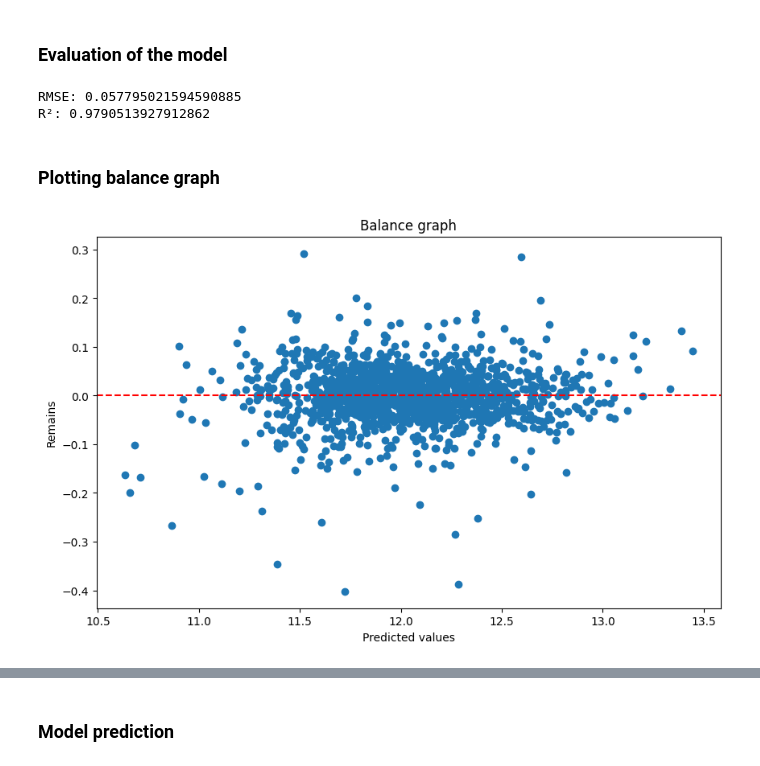
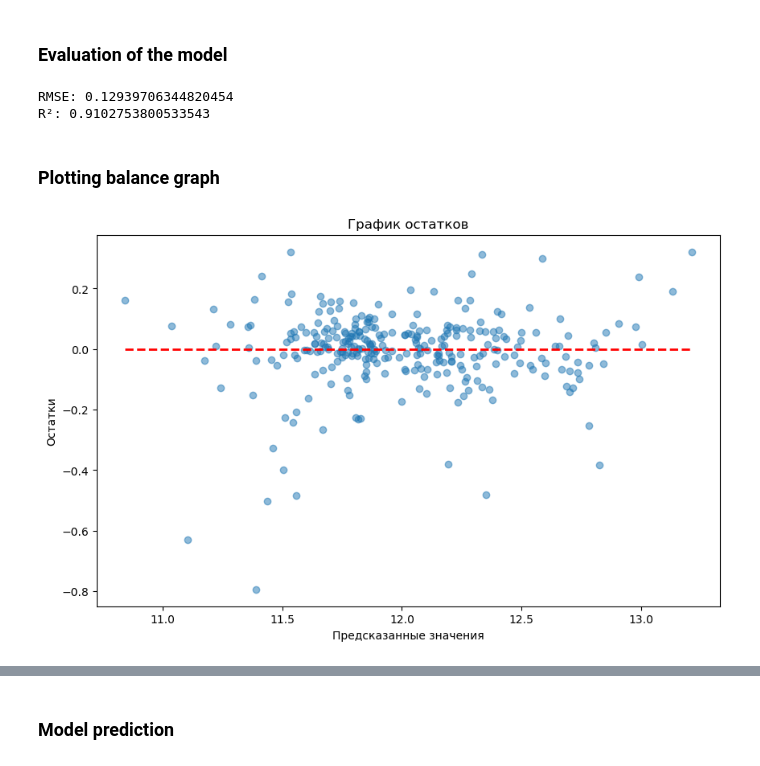
Before and after one commit to den1ksk/House-Prices-Advanced-Regression-Techniques, a Jupyter notebook: House Prices - Ridge + Xgboost(eng).ipynb, the cells around one changed output, grey strips where cells are left out. Cells and saved outputs as stored; diff of their text form; code cells hidden in the pictures.

```diff
--- a/House Prices - Ridge + Xgboost(eng).ipynb
+++ b/House Prices - Ridge + Xgboost(eng).ipynb
@@ -254,5 +182,8 @@ y_price = full_df.iloc[:index]['SalePrice']
 # %%
-full_df.drop(columns=['Id', 'SalePrice'], inplace= True)
+X = full_df.iloc[:len(train_df)]
+test = full_df.iloc[len(train_df):]
+# %%
+X_train, X_val, y_train, y_val = train_test_split(X, y, test_size=0.2, random_state=42)
 # %% [markdown]
 ### Creating a model
 # %%
@@ -307,7 +238,7 @@ plt.show()
 # %% [markdown]
 ### Model training
 # %%
-stack_model.fit(full_df.iloc[:index], np.log1p(y_price.values))
+stack_model.fit(X_train, y_train)
 # %% [output]
 StackingRegressor(cv=10,
                   estimators=[('xgb',
@@ -327,30 +258,30 @@ StackingRegressor(cv=10,
                               ('ridge', Ridge(alpha=15))],
                   final_estimator=LinearRegression())
 # %%
-y_pred = stack_model.predict(full_df.iloc[:index])
+y_pred = stack_model.predict(X_val)
 # %% [markdown]
 ### Evaluation of the model
 # %%
-rmse = np.sqrt(mean_squared_error(np.log1p(y_price.values), y_pred))
-r2 = r2_score(np.log1p(y_price.values), y_pred)
-print(f"RMSE: {rmse}")
+rmse = np.sqrt(mean_squared_error(y_val, y_pred))
+r2 = r2_score(y_val, y_pred)
+print(f"\nRMSE: {rmse}")
 print(f"R²: {r2}")
 # %% [output]
-RMSE: 0.057795021594590885
-R²: 0.9790513927912862
+RMSE: 0.12939706344820454
+R²: 0.9102753800533543
 # %% [markdown]
 ### Plotting balance graph
 # %%
+residuals = y_val - y_pred
 plt.figure(figsize=(10, 6))
-residuals = np.log1p(y_price.values) - y_pred
-plt.scatter(y_pred, residuals)
-plt.xlabel('Predicted values')
-plt.ylabel('Remains')
-plt.title('Balance graph')
-plt.axhline(y=0, color='r', linestyle='--')
+plt.scatter(y_pred, residuals, alpha=0.5)
+plt.plot([y_pred.min(), y_pred.max()], [0, 0], 'r--', lw=2)
+plt.xlabel('Предсказанные значения')
+plt.ylabel('Остатки')
+plt.title('График остатков')
 plt.show()
 # %% [output]
-[figure, old version]
+[figure, new version]
 # %%
 fig, ax = plt.subplots(figsize=(10, 6))
 stats.probplot(residuals, dist="norm", plot=ax)
```
Also changed, not shown: parts of 22 cells of this notebook.
